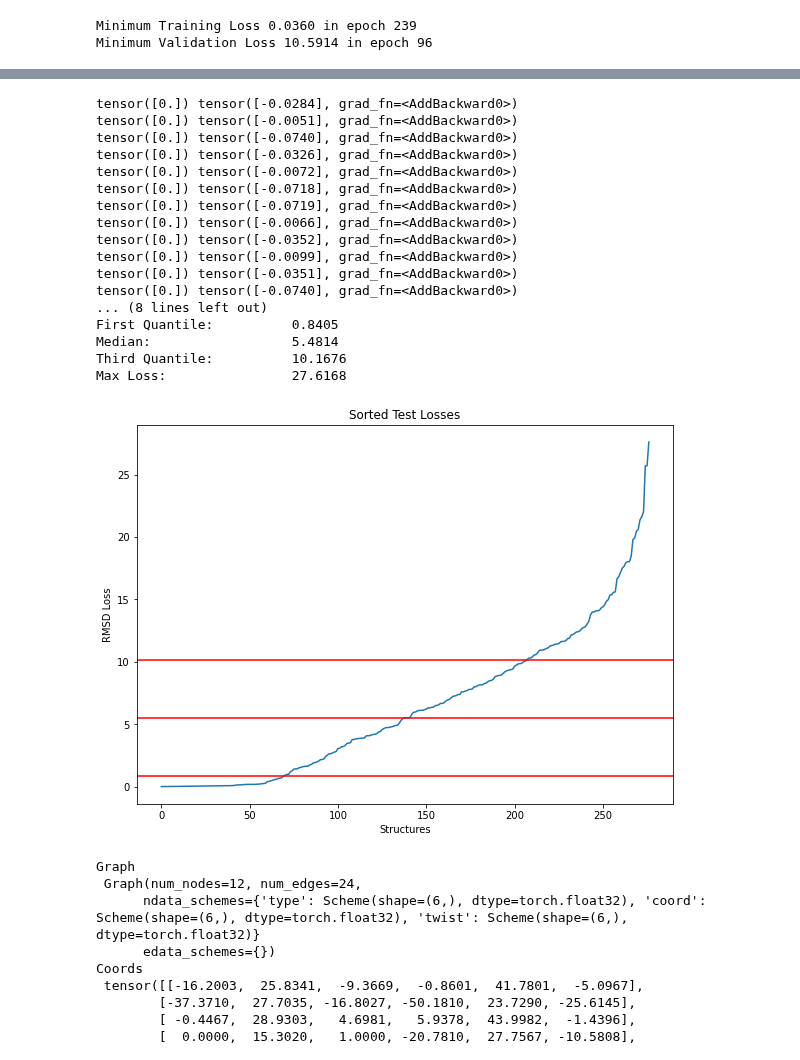
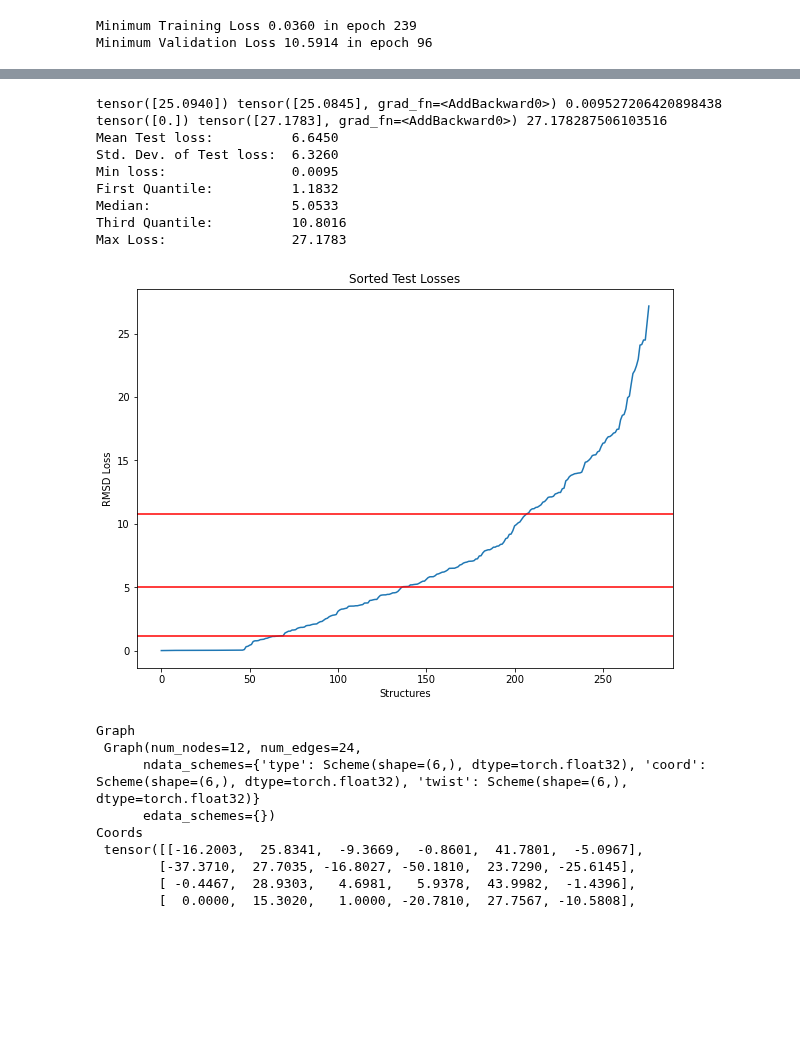
Before and after one commit to milang9/3d_classifier, a Jupyter notebook: 3d_classifier.ipynb, the cells around one changed output, grey strips where cells are left out. Saved outputs shown, nothing was run; the diff lists cells and outputs as text; code cells hidden in the pictures; blank space fills up the shorter version.

```diff
--- a/3d_classifier.ipynb
+++ b/3d_classifier.ipynb
@@ -427,7 +419,7 @@ import math
 
 model = CG_Classifier(num_features=3)
 
-model.load_state_dict(th.load("model_data/model_epoch135.pth"))
+model.load_state_dict(th.load("model_data/model_epoch250.pth"))
 
 model.eval()
 
@@ -453,51 +445,43 @@ for test_graph, test_label in test_dataloader:
     if test_pred < 0:
         print(test_label, test_pred)
 
 print(min_label, min_pred, min_loss)
 print(max_label, max_pred, max_loss)
 test_mean = np.mean(test_losses)
 test_std = np.std(test_losses)
 test_fq = np.quantile(test_losses, q = 0.25)
 test_median = np.median(test_losses)
 test_tq = np.quantile(test_losses, q = 0.75)
 print("Mean Test loss: \t {:.4f}".format(test_mean))
 print("Std. Dev. of Test loss:  {:.4f}".format(test_std))
 print("Min loss: \t\t {:.4f}".format(min(test_losses)))
 print("First Quantile: \t {:.4f}".format(test_fq))
 print("Median: \t\t {:.4f}".format(test_median))
 print("Third Quantile: \t {:.4f}".format(test_tq))
 print("Max Loss: \t\t {:.4f}".format(max(test_losses)))
 
 #print(sorted(test_losses)[-5:])
 
 fig, axs = plt.subplots(layout='constrained', figsize=(8, 6))
 axs.plot(sorted(test_losses))
 plt.title("Sorted Test Losses")
 plt.ylabel("RMSD Loss")
 plt.xlabel("Structures")
 plt.axhline(y = test_fq, color = 'r')
 plt.axhline(y = test_median, color = 'r')
 plt.axhline(y = test_tq, color = 'r')
 plt.draw()
 # %% [output]
-tensor([0.]) tensor([-0.0284], grad_fn=<AddBackward0>)
-tensor([0.]) tensor([-0.0051], grad_fn=<AddBackward0>)
-tensor([0.]) tensor([-0.0740], grad_fn=<AddBackward0>)
-tensor([0.]) tensor([-0.0326], grad_fn=<AddBackward0>)
-tensor([0.]) tensor([-0.0072], grad_fn=<AddBackward0>)
-tensor([0.]) tensor([-0.0718], grad_fn=<AddBackward0>)
-tensor([0.]) tensor([-0.0719], grad_fn=<AddBackward0>)
-tensor([0.]) tensor([-0.0066], grad_fn=<AddBackward0>)
-tensor([0.]) tensor([-0.0352], grad_fn=<AddBackward0>)
-tensor([0.]) tensor([-0.0099], grad_fn=<AddBackward0>)
-tensor([0.]) tensor([-0.0351], grad_fn=<AddBackward0>)
-tensor([0.]) tensor([-0.0740], grad_fn=<AddBackward0>)
-... (8 lines left out)
-First Quantile:          0.8405
-Median:                  5.4814
-Third Quantile:          10.1676
-Max Loss:                27.6168
+tensor([25.0940]) tensor([25.0845], grad_fn=<AddBackward0>) 0.009527206420898438
+tensor([0.]) tensor([27.1783], grad_fn=<AddBackward0>) 27.178287506103516
+Mean Test loss:          6.6450
+Std. Dev. of Test loss:  6.3260
+Min loss:                0.0095
+First Quantile:          1.1832
+Median:                  5.0533
+Third Quantile:          10.8016
+Max Loss:                27.1783
-[figure, old version]
+[figure, new version]
 # %%
 #play ground for diffpool
 #adapted from: https://github.com/dmlc/dgl/blob/master/examples/pytorch/diffpool/model/dgl_layers/gnn.py
```
Also changed, not shown: parts of 5 cells of this notebook.
